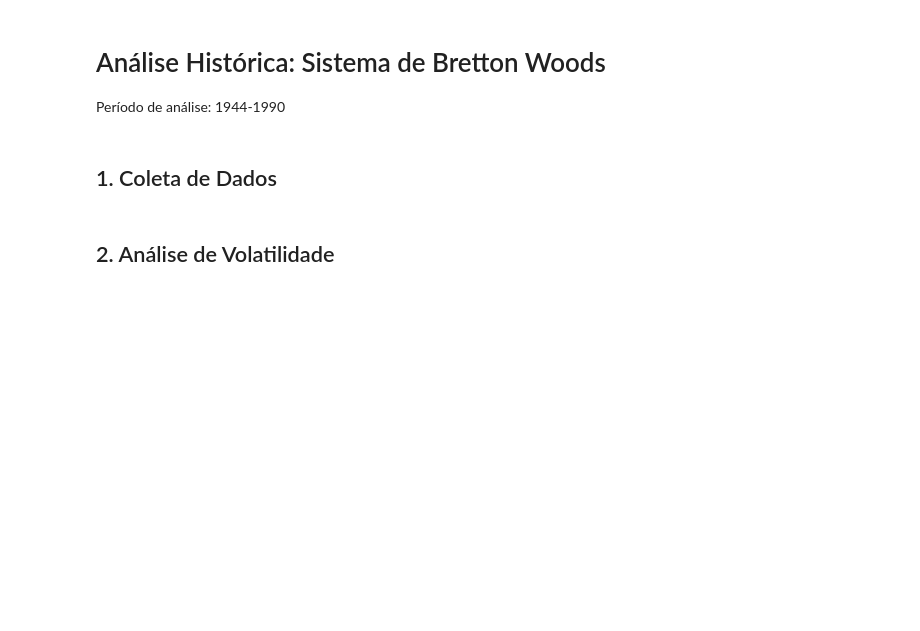
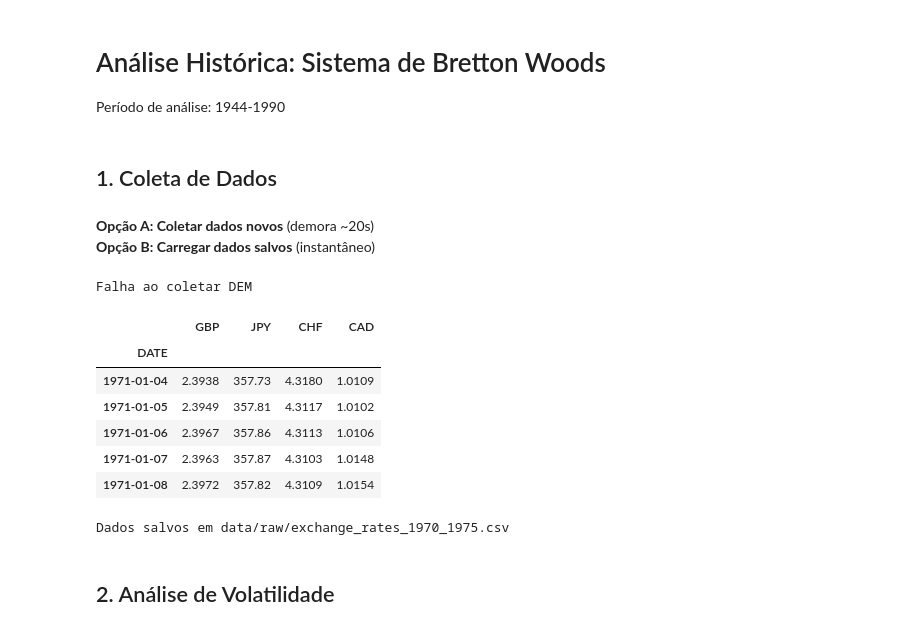
Before and after one commit to GSMuller/economics-bachelor-final-project, a Jupyter notebook: notebooks/01_historical_analysis.ipynb, the cells around one changed output. Saved outputs shown, nothing was run; the diff lists cells and outputs as text; code cells hidden in the pictures; blank space fills up the shorter version.

```diff
--- a/notebooks/01_historical_analysis.ipynb
+++ b/notebooks/01_historical_analysis.ipynb
@@ -15,9 +18,26 @@ from src.visualization import plot_time_series, plot_volatility_comparison
 from src.config import BRETTON_WOODS_END, MAJOR_CURRENCIES
 # %% [markdown]
 ## 1. Coleta de Dados
+# %% [markdown]
+**Opção A: Coletar dados novos** (demora ~20s)
+**Opção B: Carregar dados salvos** (instantâneo)
 # %%
-start_date = "1960-01-01"
-end_date = "1990-12-31"
+start_date = "1970-01-01"
+end_date = "1975-12-31"
 
-exchange_rates = fetch_exchange_rates(MAJOR_CURRENCIES, start_date, end_date)
+exchange_rates = fetch_exchange_rates_fred(start_date, end_date)
 exchange_rates.head()
+# %% [output]
+Falha ao coletar DEM
+|  | GBP | JPY | CHF | CAD |
+| DATE |  |  |  |  |
+| 1971-01-04 | 2.3938 | 357.73 | 4.3180 | 1.0109 |
+| 1971-01-05 | 2.3949 | 357.81 | 4.3117 | 1.0102 |
+| 1971-01-06 | 2.3967 | 357.86 | 4.3113 | 1.0106 |
+| 1971-01-07 | 2.3963 | 357.87 | 4.3103 | 1.0148 |
+| 1971-01-08 | 2.3972 | 357.82 | 4.3109 | 1.0154 |
+# %%
+save_data(exchange_rates, "exchange_rates_1970_1975.csv")
+print("Dados salvos em data/raw/exchange_rates_1970_1975.csv")
+# %% [output]
+Dados salvos em data/raw/exchange_rates_1970_1975.csv
```
Also changed, not shown: parts of 9 cells of this notebook, 3 other files.
